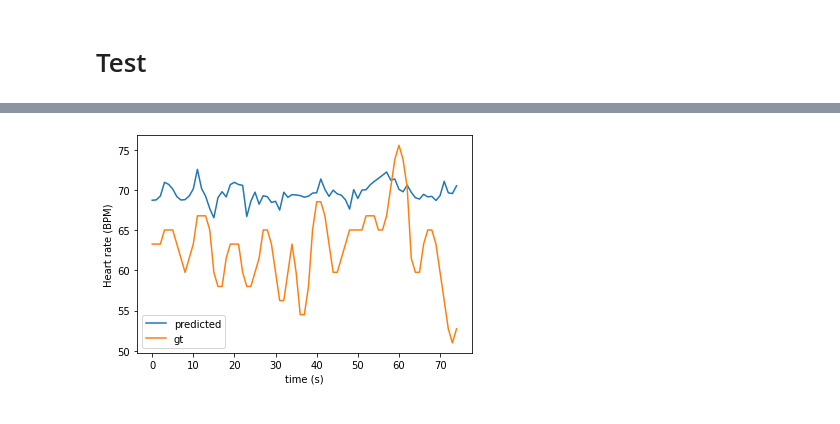
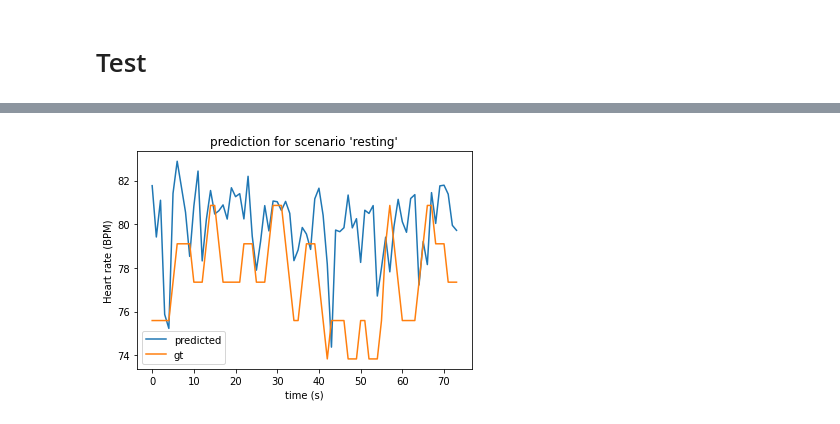
Before and after one commit to AndreasLH/Heart-Rate-Estimation, a Jupyter notebook: RhythmNet/train.ipynb, the cells around one changed output, grey strips where cells are left out. Drawn from its saved outputs; the diff is of its cells as text; code cells hidden in the pictures.

```diff
--- a/RhythmNet/train.ipynb
+++ b/RhythmNet/train.ipynb
@@ -265,5 +236,4 @@ Avg Training Loss: 27.91191910505295 for 5 epochs
 # %%
-import pickle
 if not checkpoint_flag:
     with open('../checkpoint/train_loss.pkl', "wb") as f:
         pickle.dump(train_losses, f)
@@ -272,5 +242,5 @@ if not checkpoint_flag:
 else:
     with open('../checkpoint/train_loss.pkl', "rb") as f:
         train_losses = pickle.load(f)
-    with open('../checkpoint/test_losses.pkl', "rb") as f:
+    with open('../checkpoint/test_loss.pkl', "rb") as f:
         test_losses = pickle.load(f)
@@ -308,18 +330,23 @@ done
 # %%
-data = next(iter(test_loader))[0]
-st_maps, target = data['st_maps'], data['target']
+preds = []
+targets = []
 model.eval()
-with torch.no_grad():
-    pred = model(st_maps, target)
+for data in test_loader:
+    st_maps, target = data[0]['st_maps'], data[0]['target']
+    targets.append(target)
+    with torch.no_grad():
+        preds.append(model(st_maps, target)[0])
 # %%
 import matplotlib.pyplot as plt
 fig, ax = plt.subplots()
-x = range(len(target))
-ax.plot(pred[0].flatten(), label='predicted')
-ax.plot(target, label='gt')
+i = 3
+x = range(len(targets[i]))
+ax.plot(preds[i].flatten(), label='predicted')
+ax.plot(targets[i], label='gt')
+ax.set_title(f"prediction for scenario '{scenarios[i]}'")
 ax.set_xlabel('time (s)')
 ax.set_ylabel('Heart rate (BPM)')
 ax.legend();
 plt.savefig('plots/predictedHR.pdf')
 # %% [output]
-[figure, old version]
+[figure, new version]
```
Also changed, not shown: parts of 14 cells of this notebook, 4 other files.
